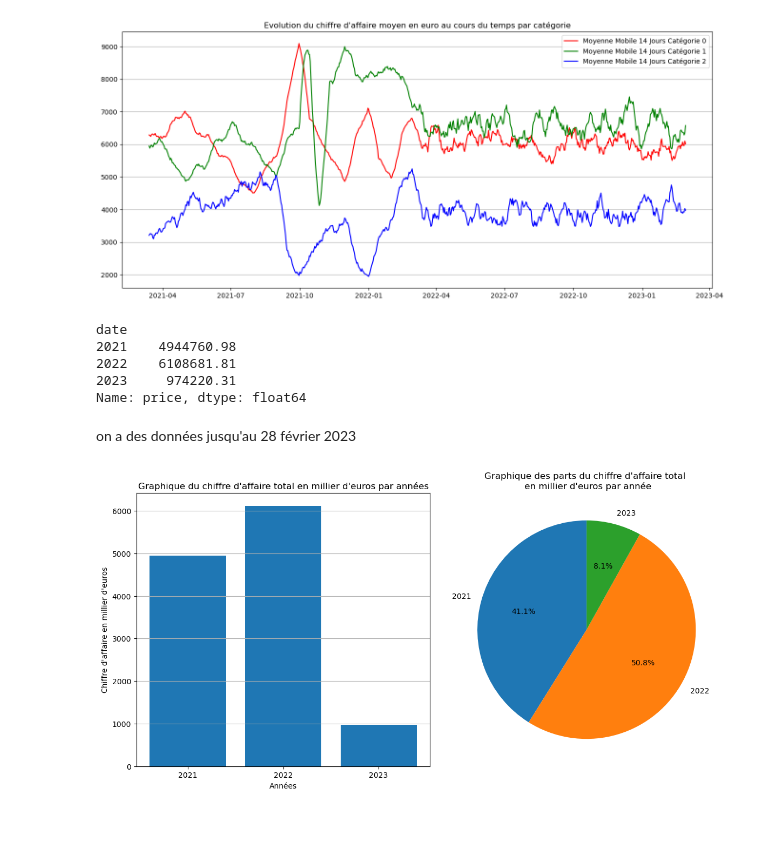
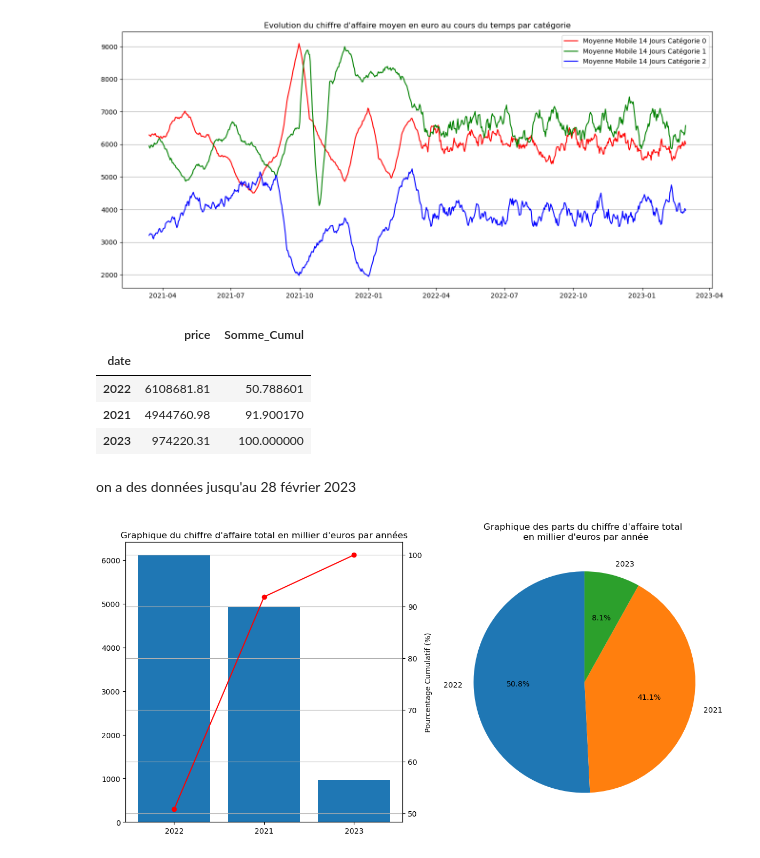
Before and after one commit to kikduck/DA-P6, a Jupyter notebook: notebook-p6.ipynb, the cells around one changed output. Cells and saved outputs as stored; diff of their text form; code cells hidden in the pictures; blank space fills up the shorter version.

```diff
--- a/notebook-p6.ipynb
+++ b/notebook-p6.ipynb
@@ -241,30 +241,34 @@ plt.show()
 # %%
 df_CA_annuel = df_final.copy()
 df_CA_annuel['date'] = df_CA_annuel['date'].dt.year
-df_CA_annuel = df_CA_annuel.groupby('date')['price'].sum()
+df_CA_annuel = pd.DataFrame(df_CA_annuel.groupby('date')['price'].sum()).sort_values('price', ascending=False)
+df_CA_annuel['Somme_Cumul'] = df_CA_annuel['price'].cumsum()/df_CA_annuel['price'].sum()*100
 df_CA_annuel.head()
 # %% [output]
-date
-2021    4944760.98
-2022    6108681.81
-2023     974220.31
-Name: price, dtype: float64
+|  | price | Somme_Cumul |
+| date |  |  |
+| 2022 | 6108681.81 | 50.788601 |
+| 2021 | 4944760.98 | 91.900170 |
+| 2023 | 974220.31 | 100.000000 |
 # %% [markdown]
 on a des données jusqu'au 28 février 2023
 # %%
 plt.figure(figsize=(12, 6))
 plt.subplot(1, 2, 1)  # 1 ligne, 2 colonnes, premier graphique
-plt.bar(df_CA_annuel.index.astype(str), df_CA_annuel/1000)
+bars = plt.bar(df_CA_annuel.index.astype(str), df_CA_annuel['price']/1000)
+ax2 = plt.gca().twinx()
+ax2.plot(df_CA_annuel.index.astype(str), df_CA_annuel['Somme_Cumul'], color='red', marker='o')
 plt.grid(axis = "y")
 plt.xlabel('Années')
 plt.ylabel("Chiffre d'affaire en millier d'euros")
+ax2.set_ylabel('Pourcentage Cumulatif (%)')
 plt.title("Graphique du chiffre d'affaire total en millier d'euros par années")
 
 plt.subplot(1, 2, 2)  # 1 ligne, 2 colonnes, premier graphique
-plt.pie(df_CA_annuel, labels=df_CA_annuel.index.astype(str), autopct='%1.1f%%', startangle=90)
+plt.pie(df_CA_annuel['price'], labels=df_CA_annuel.index.astype(str), autopct='%1.1f%%', startangle=90)
 plt.title("Graphique des parts du chiffre d'affaire total \n en millier d'euros par année")
 
 plt.tight_layout()
 plt.show()
 # %% [output]
-[figure, old version]
+[figure, new version]
```
